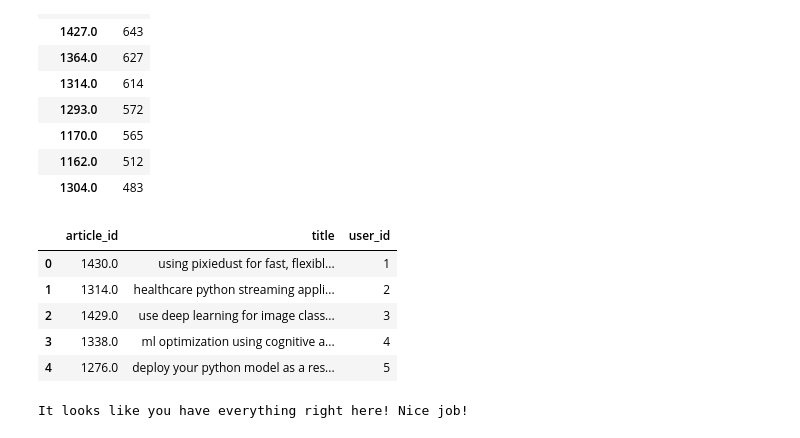
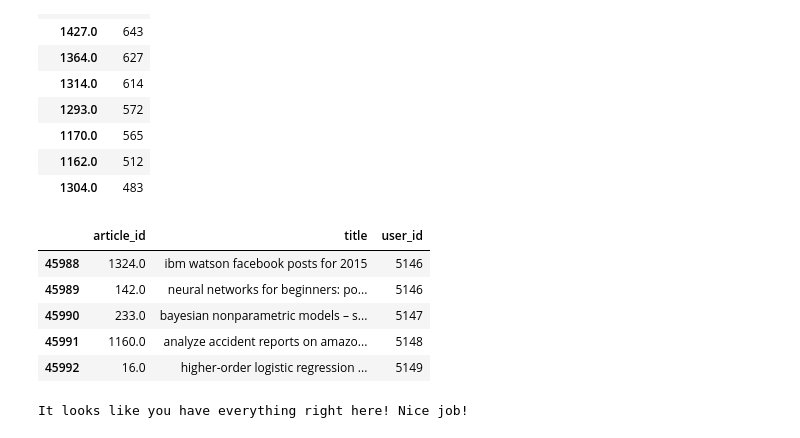
Before and after one commit to kinaMouelouel/Recommendations_with_IBM, a Jupyter notebook: Recommendations_with_IBM.ipynb, the cells around one changed output. Drawn from its saved outputs; the diff is of its cells as text; code cells hidden in the pictures.

```diff
--- a/Recommendations_with_IBM.ipynb
+++ b/Recommendations_with_IBM.ipynb
@@ -166,33 +148,33 @@ max_views = 937# The most viewed article in the dataset was viewed how many time
 # %%
 ## No need to change the code here - this will be helpful for later parts of the notebook
 # Run this cell to map the user email to a user_id column and remove the email column
 
 def email_mapper():
     coded_dict = dict()
     cter = 1
     email_encoded = []
 
     for val in df['email']:
         if val not in coded_dict:
             coded_dict[val] = cter
             cter+=1
 
         email_encoded.append(coded_dict[val])
     return email_encoded
 
 email_encoded = email_mapper()
 del df['email']
 df['user_id'] = email_encoded
 
 # show header
-df.head()
+df.tail()
 # %% [output]
 |  | article_id | title | user_id |
-| 0 | 1430.0 | using pixiedust for fast, flexibl... | 1 |
-| 1 | 1314.0 | healthcare python streaming appli... | 2 |
-| 2 | 1429.0 | use deep learning for image class... | 3 |
-| 3 | 1338.0 | ml optimization using cognitive a... | 4 |
-| 4 | 1276.0 | deploy your python model as a res... | 5 |
+| 45988 | 1324.0 | ibm watson facebook posts for 2015 | 5146 |
+| 45989 | 142.0 | neural networks for beginners: po... | 5146 |
+| 45990 | 233.0 | bayesian nonparametric models – s... | 5147 |
+| 45991 | 1160.0 | analyze accident reports on amazo... | 5148 |
+| 45992 | 16.0 | higher-order logistic regression ... | 5149 |
 # %%
 ## If you stored all your results in the variable names above,
 ## you shouldn't need to change anything in this cell
```
Also changed, not shown: parts of 13 cells of this notebook, 1 other file.
